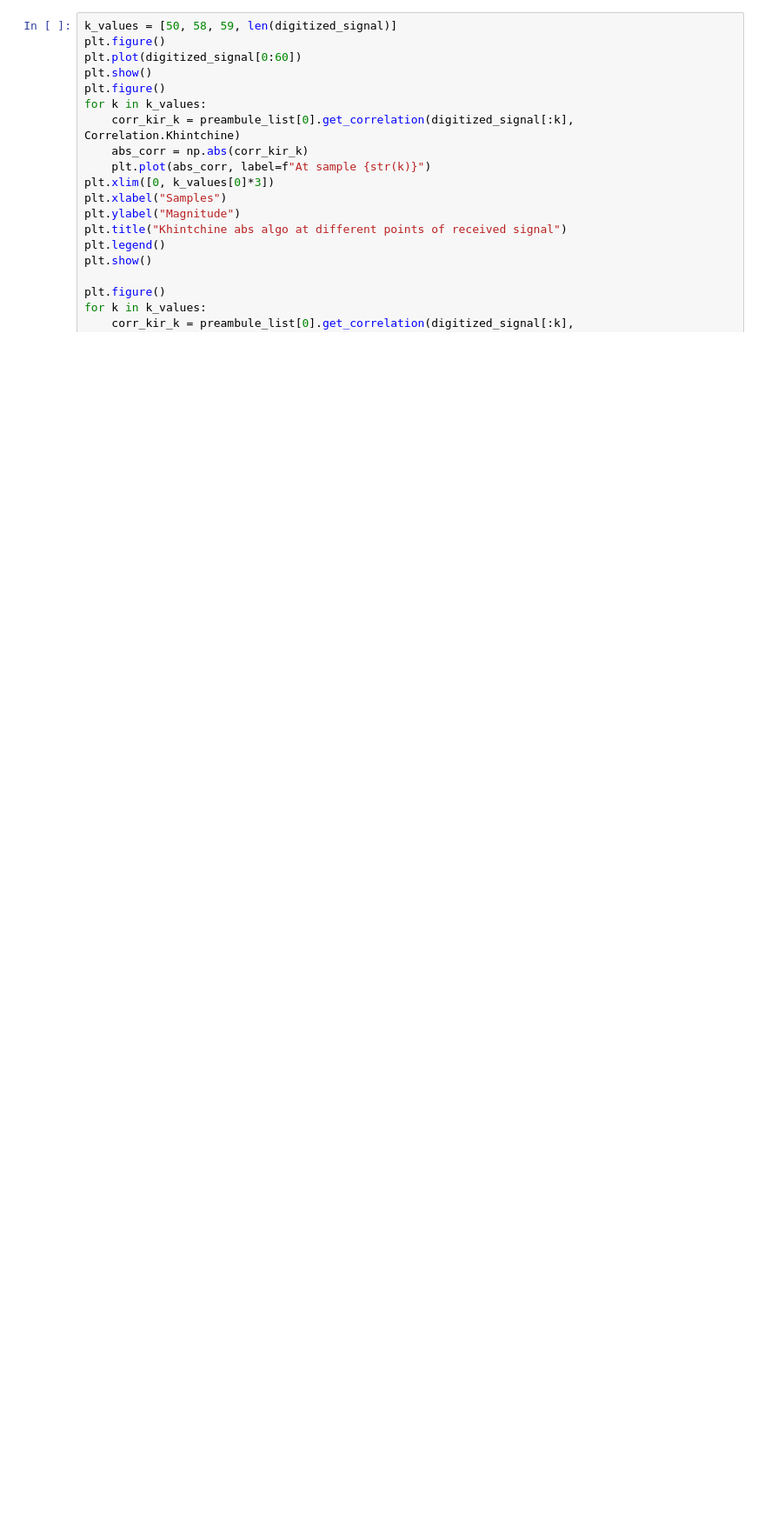
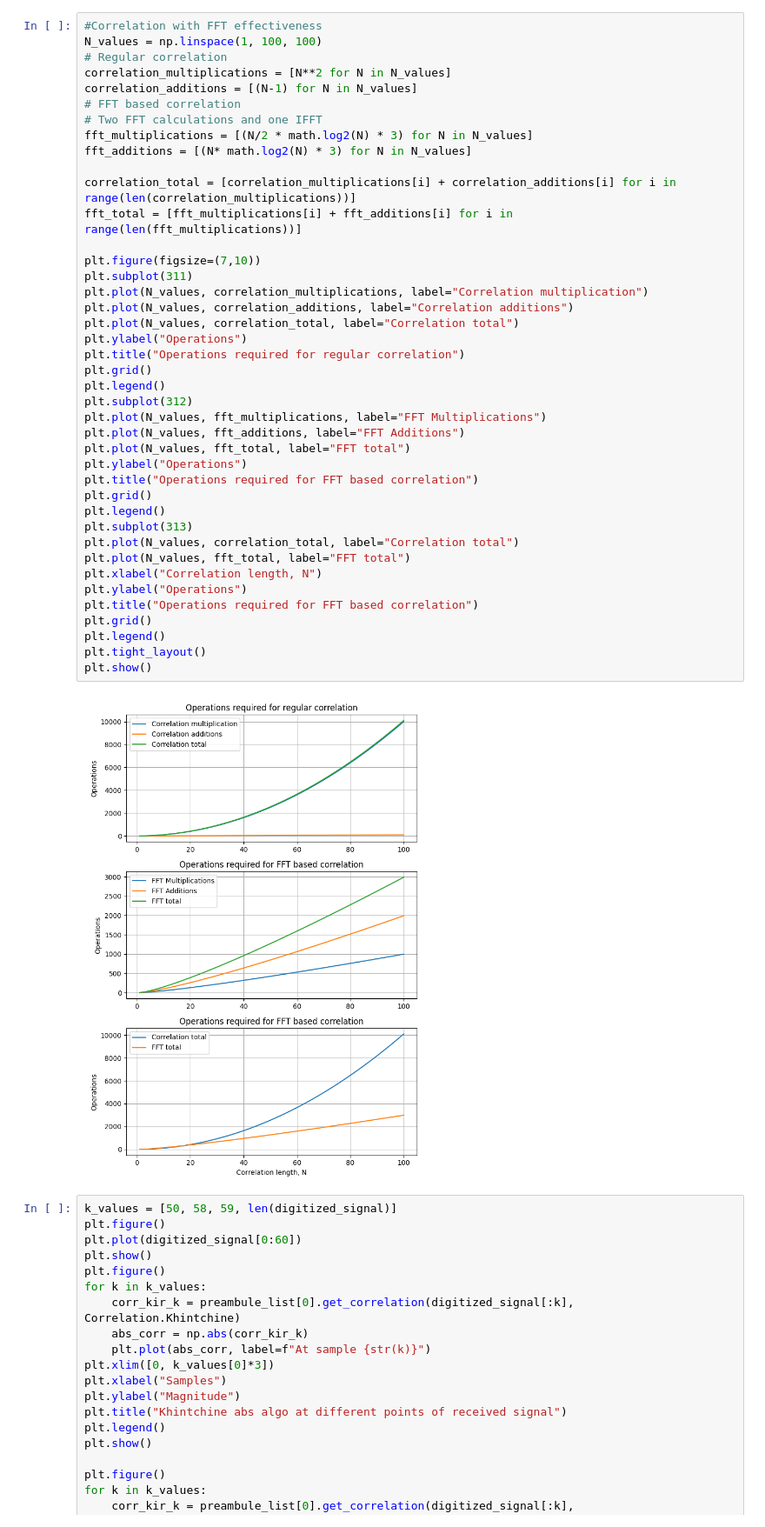
Before and after one commit to simonuks221/ADS-B_Track, a Jupyter notebook: Python/Preambles_khin_analysis.ipynb, the cells around one changed output. Shown at 87% size. Cells and saved outputs as stored; diff of their text form; blank space fills up the shorter version.

```diff
--- a/Python/Preambles_khin_analysis.ipynb
+++ b/Python/Preambles_khin_analysis.ipynb
@@ -62,3 +64,46 @@ Full bytes with CRC:
+# %%
+#Correlation with FFT effectiveness
+N_values = np.linspace(1, 100, 100)
+# Regular correlation
+correlation_multiplications = [N**2 for N in N_values]
+correlation_additions = [(N-1) for N in N_values]
+# FFT based correlation
+# Two FFT calculations and one IFFT
+fft_multiplications = [(N/2 * math.log2(N) * 3) for N in N_values]
+fft_additions = [(N* math.log2(N) * 3) for N in N_values]
+
+correlation_total = [correlation_multiplications[i] + correlation_additions[i] for i in range(len(correlation_multiplications))]
+fft_total = [fft_multiplications[i] + fft_additions[i] for i in range(len(fft_multiplications))]
+
+plt.figure(figsize=(7,10))
+plt.subplot(311)
+plt.plot(N_values, correlation_multiplications, label="Correlation multiplication")
+plt.plot(N_values, correlation_additions, label="Correlation additions")
+plt.plot(N_values, correlation_total, label="Correlation total")
+plt.ylabel("Operations")
+plt.title("Operations required for regular correlation")
+plt.grid()
+plt.legend()
+plt.subplot(312)
+plt.plot(N_values, fft_multiplications, label="FFT Multiplications")
+plt.plot(N_values, fft_additions, label="FFT Additions")
+plt.plot(N_values, fft_total, label="FFT total")
+plt.ylabel("Operations")
+plt.title("Operations required for FFT based correlation")
+plt.grid()
+plt.legend()
+plt.subplot(313)
+plt.plot(N_values, correlation_total, label="Correlation total")
+plt.plot(N_values, fft_total, label="FFT total")
+plt.xlabel("Correlation length, N")
+plt.ylabel("Operations")
+plt.title("Operations required for FFT based correlation")
+plt.grid()
+plt.legend()
+plt.tight_layout()
+plt.show()
+# %% [output]
+[figure, added]
 # %%
 k_values = [50, 58, 59, len(digitized_signal)]
 plt.figure()
```
Also changed, not shown: parts of 1 cell of this notebook, 6 other files.
